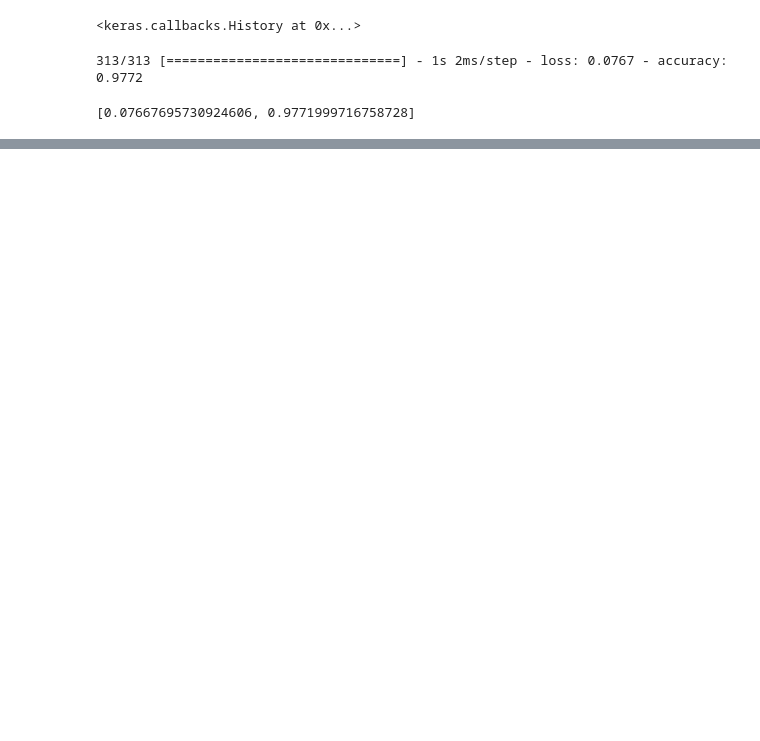
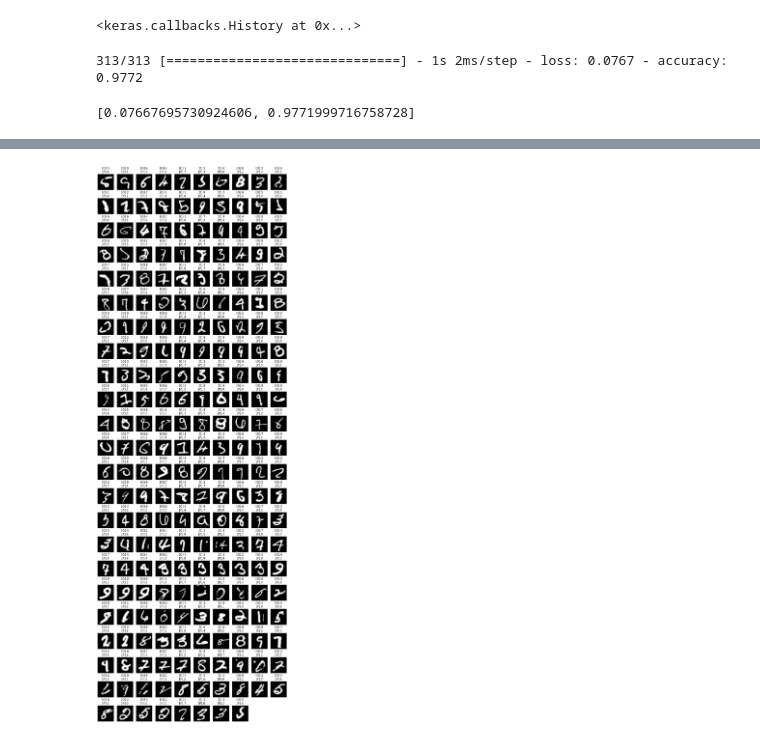
Before and after one commit to ycchiu18/xiemen1129, a Jupyter notebook: mlp.ipynb, the cells around one changed output, grey strips where cells are left out. Saved outputs shown, nothing was run; the diff lists cells and outputs as text; code cells hidden in the pictures; blank space fills up the shorter version.

```diff
--- a/mlp.ipynb
+++ b/mlp.ipynb
@@ -122,3 +122,6 @@ model.evaluate(x_test_norm, y_test_cat)
 # %% [output]
 313/313 [==============================] - 1s 2ms/step - loss: 0.0767 - accuracy: 0.9772
 [0.07667695730924606, 0.9771999716758728]
+# %%
+pre = model.predict(x_test_norm).argmax(axis=1)
+pre
@@ -124,0 +148,19 @@ model.evaluate(x_test_norm, y_test_cat)
+# %%
+import numpy as np
+import matplotlib.pyplot as plt
+idx = np.nonzero(y_test != pre)[0]
+pre_false_label = y_test[idx]
+pre_false_pre = pre[idx]
+pre_false_img = x_test[idx]
+
+plt.figure(figsize=(14, 42))
+width = 10
+height = len(idx) // width + 1
+for i in range(len(idx)):
+  plt.subplot(height, width, i+1)
+  t = "[O].{}\n[P].{}".format(pre_false_label[i], pre_false_pre[i])
+  plt.title(t)
+  plt.axis("off")
+  plt.imshow(pre_false_img[i], cmap="gray")
+# %% [output]
+[figure, added]
```
Also changed, not shown: parts of 2 cells of this notebook.
